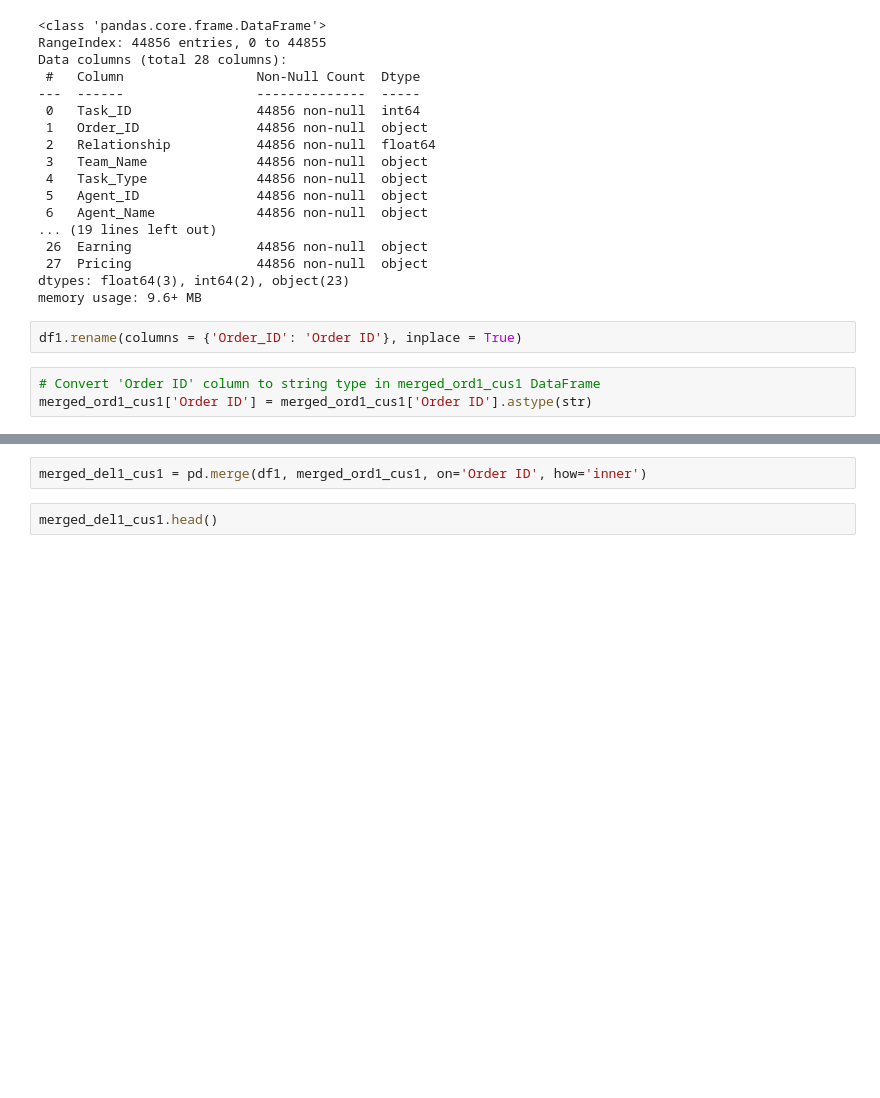
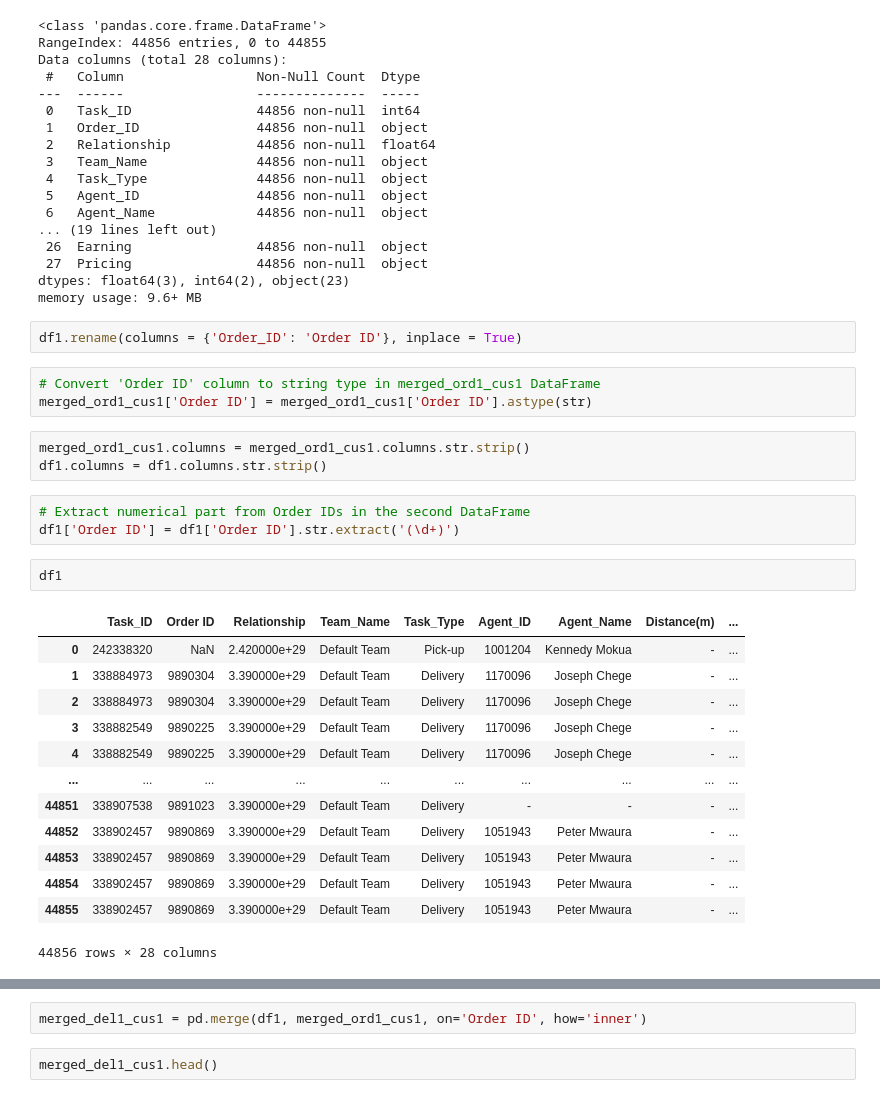
Before and after one commit to SikaBoateng/data_pipeline_, a Jupyter notebook: mk1_del.ipynb, the cells around one changed output, grey strips where cells are left out. Drawn from its saved outputs; the diff is of its cells as text; blank space fills up the shorter version.

```diff
--- a/mk1_del.ipynb
+++ b/mk1_del.ipynb
@@ -190,3 +206,25 @@ df1.rename(columns = {'Order_ID': 'Order ID'}, inplace = True)
 # %%
 # Convert 'Order ID' column to string type in merged_ord1_cus1 DataFrame
 merged_ord1_cus1['Order ID'] = merged_ord1_cus1['Order ID'].astype(str)
+# %%
+merged_ord1_cus1.columns = merged_ord1_cus1.columns.str.strip()
+df1.columns = df1.columns.str.strip()
+# %%
+# Extract numerical part from Order IDs in the second DataFrame
+df1['Order ID'] = df1['Order ID'].str.extract('(\d+)')
+# %%
+df1
+# %% [output]
+|  | Task_ID | Order ID | Relationship | Team_Name | Task_Type | Agent_ID | Agent_Name | Distance(m) | ... |
+| 0 | 242338320 | NaN | 2.420000e+29 | Default Team | Pick-up | 1001204 | Kennedy Mokua | - | ... |
+| 1 | 338884973 | 9890304 | 3.390000e+29 | Default Team | Delivery | 1170096 | Joseph Chege | - | ... |
+| 2 | 338884973 | 9890304 | 3.390000e+29 | Default Team | Delivery | 1170096 | Joseph Chege | - | ... |
+| 3 | 338882549 | 9890225 | 3.390000e+29 | Default Team | Delivery | 1170096 | Joseph Chege | - | ... |
+| 4 | 338882549 | 9890225 | 3.390000e+29 | Default Team | Delivery | 1170096 | Joseph Chege | - | ... |
+| ... | ... | ... | ... | ... | ... | ... | ... | ... | ... |
+| 44851 | 338907538 | 9891023 | 3.390000e+29 | Default Team | Delivery | - | - | - | ... |
+| 44852 | 338902457 | 9890869 | 3.390000e+29 | Default Team | Delivery | 1051943 | Peter Mwaura | - | ... |
+| 44853 | 338902457 | 9890869 | 3.390000e+29 | Default Team | Delivery | 1051943 | Peter Mwaura | - | ... |
+| 44854 | 338902457 | 9890869 | 3.390000e+29 | Default Team | Delivery | 1051943 | Peter Mwaura | - | ... |
+| 44855 | 338902457 | 9890869 | 3.390000e+29 | Default Team | Delivery | 1051943 | Peter Mwaura | - | ... |
+44856 rows × 28 columns
```
Also changed, not shown: parts of 9 cells of this notebook, 6 other files.
